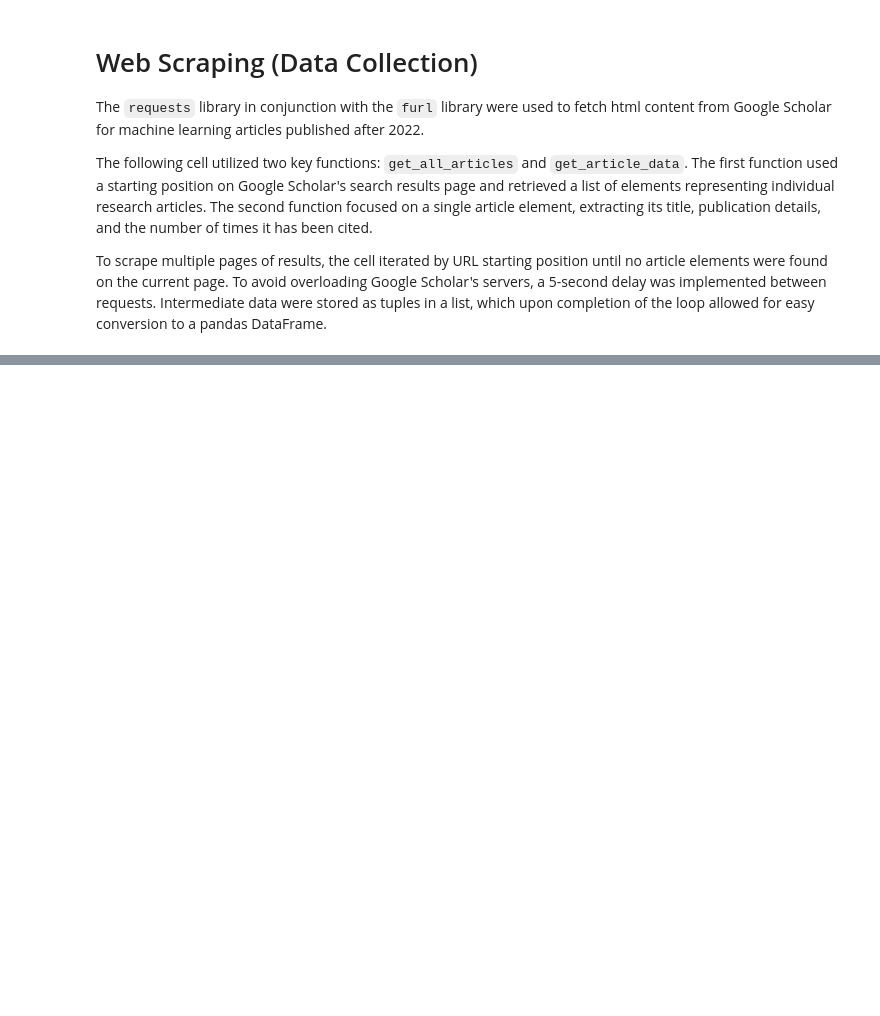
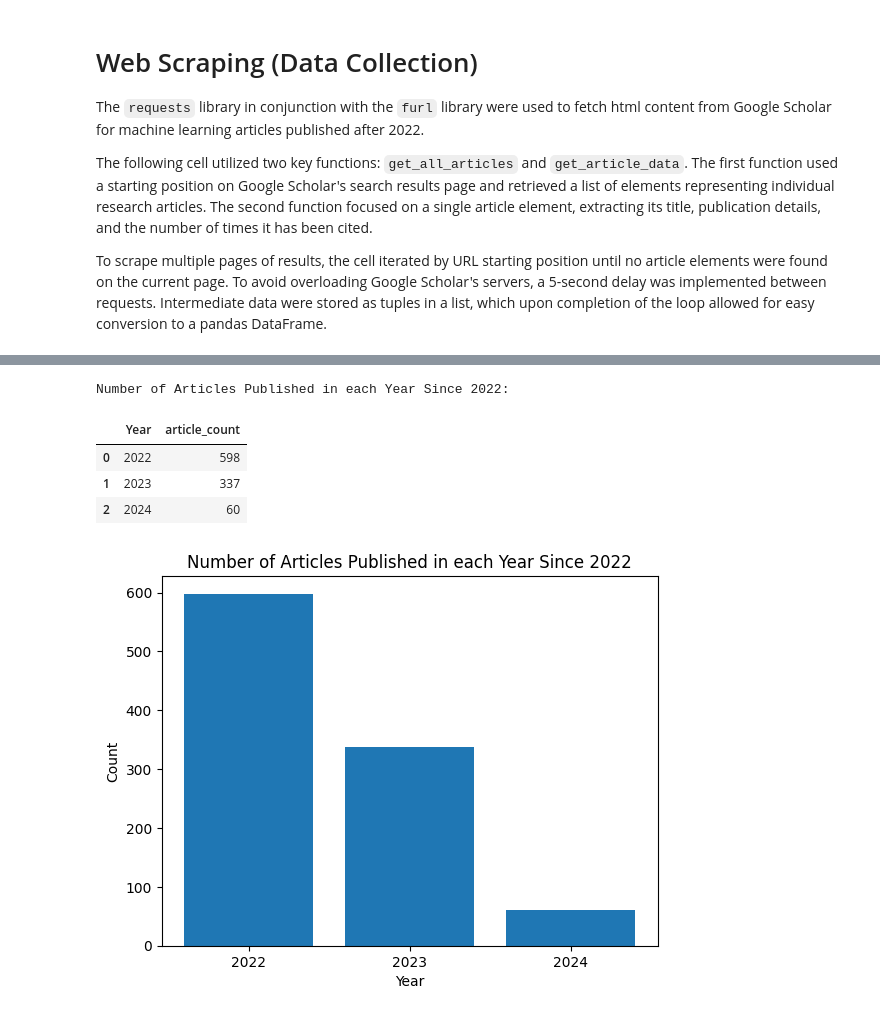
Before and after one commit to nickmgarfield/cos582, a Jupyter notebook: hw1.ipynb, the cells around one changed output, grey strips where cells are left out. Drawn from its saved outputs; the diff is of its cells as text; code cells hidden in the pictures; blank space fills up the shorter version.

```diff
--- a/hw1.ipynb
+++ b/hw1.ipynb
@@ -110,0 +159,31 @@ Articles published in 2023 or later with a total citation count exceeding 300:
+# %%
+import matplotlib.pyplot as plt
+from IPython.display import display
+import datetime
+
+years = datetime.datetime.now().year - 2022
+years = [2022] + [2022 + i for i in range(1, years + 1)]
+
+article_count = pd.DataFrame(
+    [(year, clean_data[clean_data["year"] == year].shape[0]) for year in years],
+    columns=["Year", "article_count"]
+)
+
+print("Number of Articles Published in each Year Since 2022:\n")
+display(article_count)
+
+plt.bar(
+    article_count["Year"], height= article_count["article_count"]
+)
+plt.xticks(years)
+plt.xlabel("Year")
+plt.ylabel("Count")
+plt.title("Number of Articles Published in each Year Since 2022")
+plt.show()
+# %% [output]
+Number of Articles Published in each Year Since 2022:
+|  | Year | article_count |
+| 0 | 2022 | 598 |
+| 1 | 2023 | 337 |
+| 2 | 2024 | 60 |
+[figure, added]
```
Also changed, not shown: parts of 8 cells of this notebook, 3 other files.
